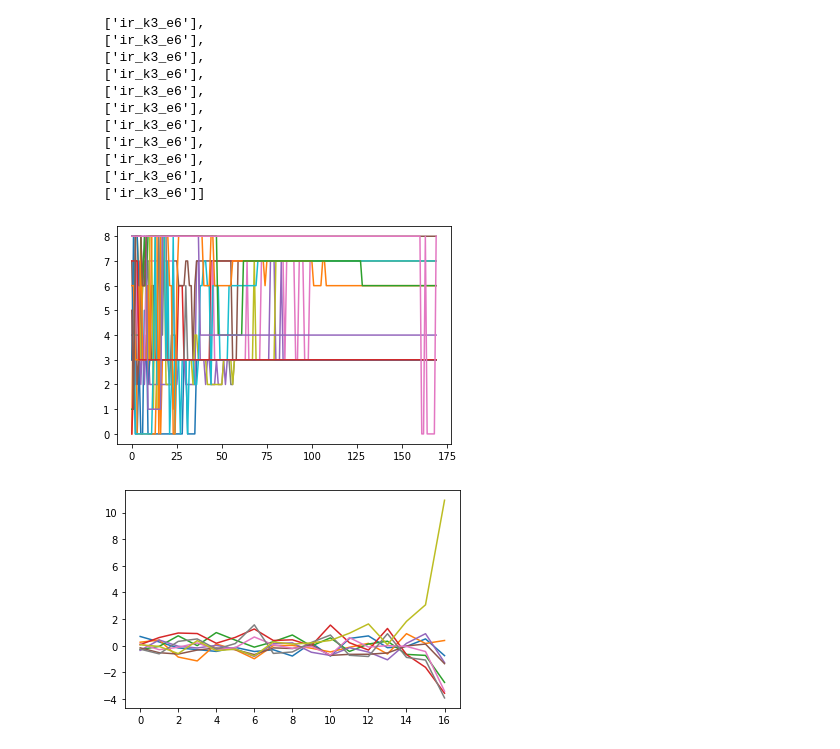
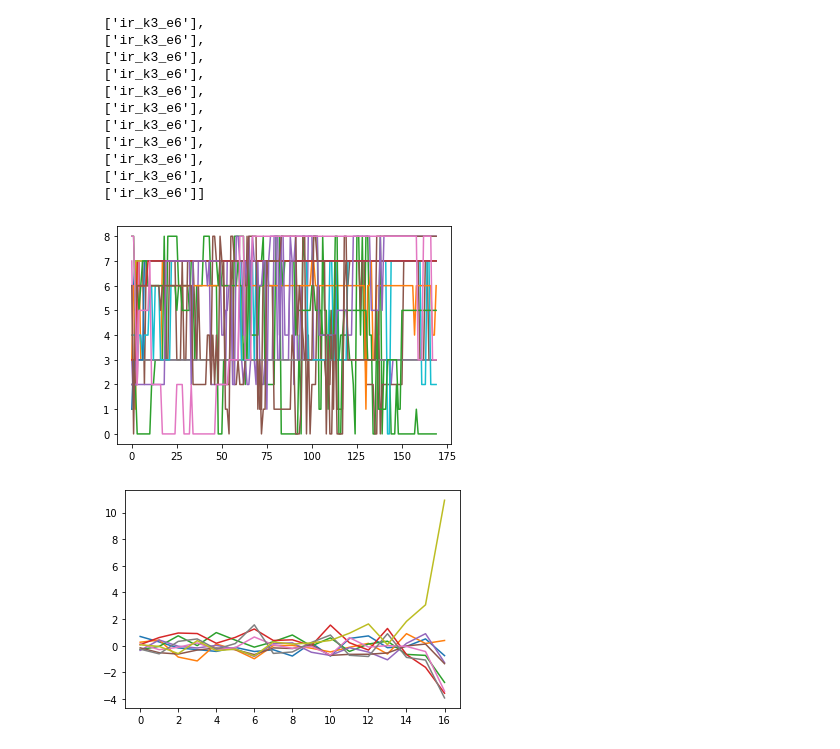
Before and after one commit to notaxaiha/FBNet, a Jupyter notebook: example_theta_plot.ipynb, the cells around one changed output. Cells and saved outputs as stored; diff of their text form; code cells hidden in the pictures.

```diff
--- a/example_theta_plot.ipynb
+++ b/example_theta_plot.ipynb
@@ -30,19 +30,19 @@ model_dictionary['m2_orig']['block_op_type']
  ['ir_k3_e6']]
 # %%
 # loader set up
-arch_theta_loader = ThetaLoader('0817_test_eval_min01_cifar100', search_space_depth=17)
+arch_theta_loader = ThetaLoader('0819_orig_gumbel_N_1000_reg_1e_5_sampling', search_space_depth=17)
 
 # loader read csv
 arch_theta_loader.read_csv()
 
 # loader read csv
 softmax_result = arch_theta_loader.get_softmax_result()
 
 # print(softmax_result)
 # ploting
 arch_theta_loader.plot_architecture_search_trend(softmax_result)
 # %% [output]
-[figure, old version]
+[figure, new version]
 # %%
 arch_theta_loader.plot_thetas_on_epoch(20)
 # %% [output]
```
Also changed, not shown: 1 other file.
